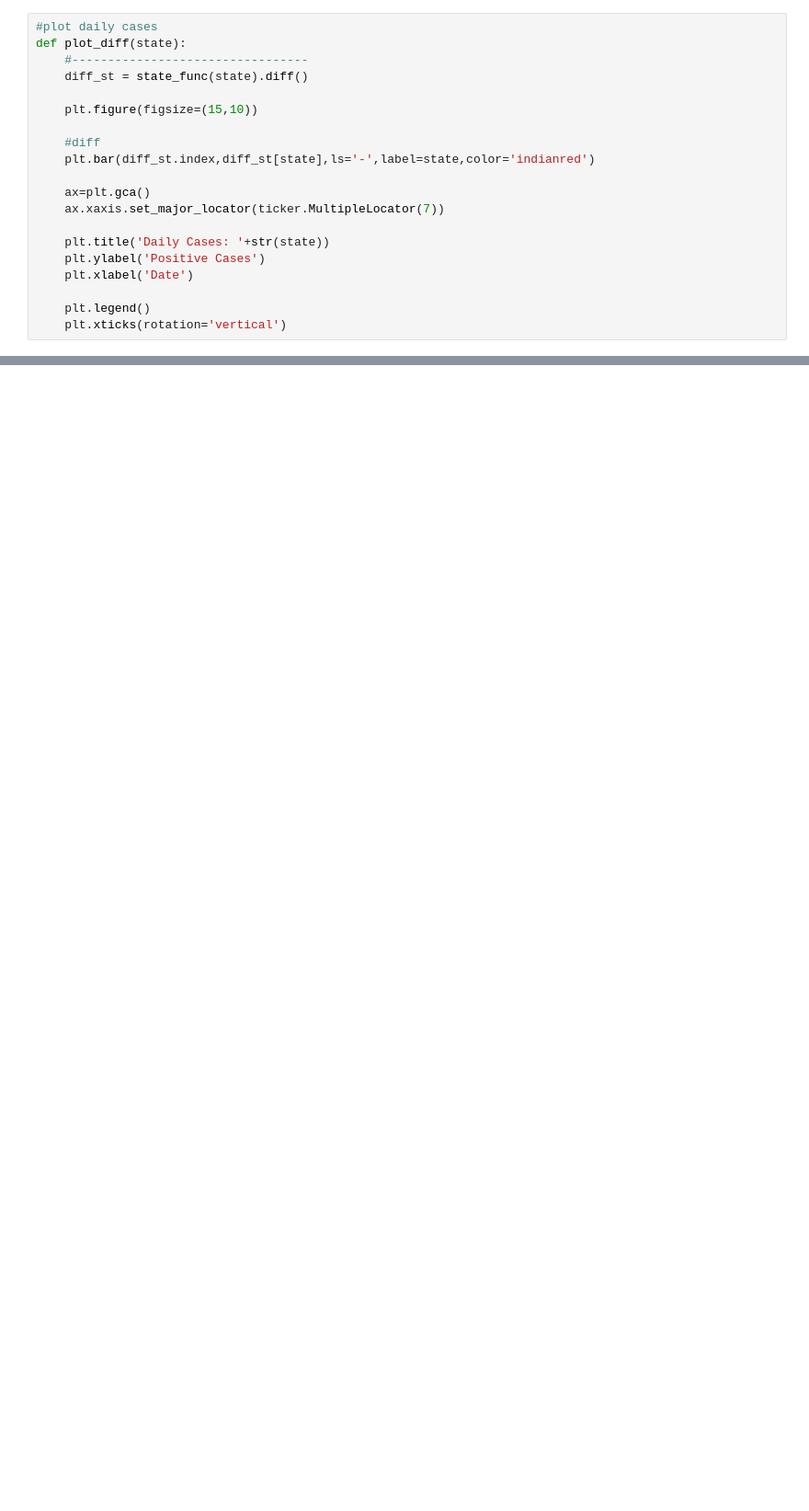
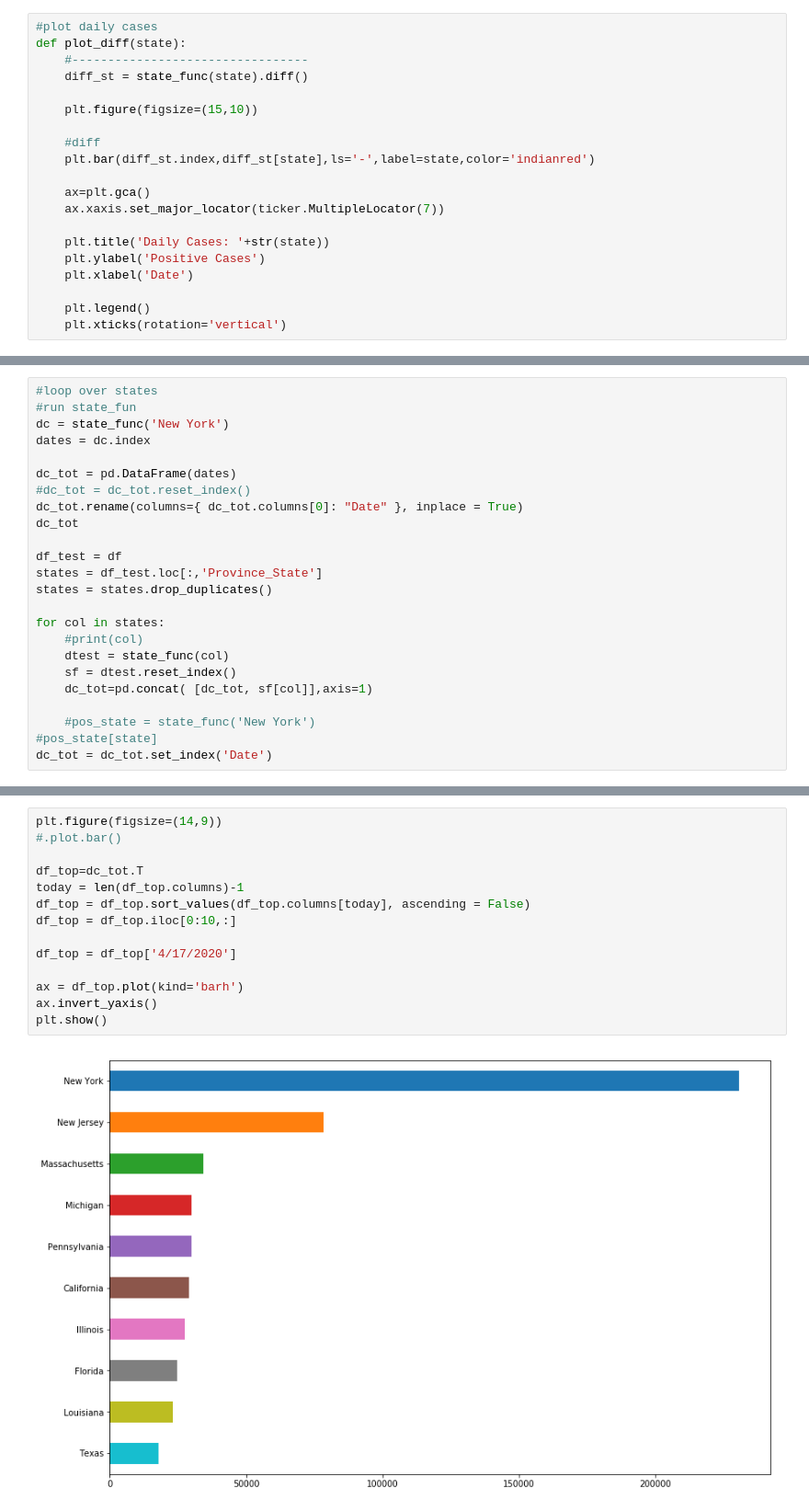
Before and after one commit to ericoliverio/covid-analysis, a Jupyter notebook: Comparative State COVID.ipynb, the cells around one changed output, grey strips where cells are left out. Shown at 92% size. Cells and saved outputs as stored; diff of their text form; blank space fills up the shorter version.

```diff
--- a/Comparative State COVID.ipynb
+++ b/Comparative State COVID.ipynb
@@ -147,0 +104,24 @@ To register the converters:
+# %%
+#loop over states
+#run state_fun
+dc = state_func('New York')
+dates = dc.index
+
+dc_tot = pd.DataFrame(dates)
+#dc_tot = dc_tot.reset_index()
+dc_tot.rename(columns={ dc_tot.columns[0]: "Date" }, inplace = True)
+dc_tot
+
+df_test = df
+states = df_test.loc[:,'Province_State']
+states = states.drop_duplicates()
+
+for col in states:
+    #print(col)
+    dtest = state_func(col)
+    sf = dtest.reset_index()
+    dc_tot=pd.concat( [dc_tot, sf[col]],axis=1)
+
+    #pos_state = state_func('New York')
+#pos_state[state]
+dc_tot = dc_tot.set_index('Date')
@@ -147,0 +137,16 @@ To register the converters:
+# %%
+plt.figure(figsize=(14,9))
+#.plot.bar()
+
+df_top=dc_tot.T
+today = len(df_top.columns)-1
+df_top = df_top.sort_values(df_top.columns[today], ascending = False)
+df_top = df_top.iloc[0:10,:]
+
+df_top = df_top['4/17/2020']
+
+ax = df_top.plot(kind='barh')
+ax.invert_yaxis()
+plt.show()
+# %% [output]
+[figure, added]
```
Also changed, not shown: parts of 18 cells of this notebook.
